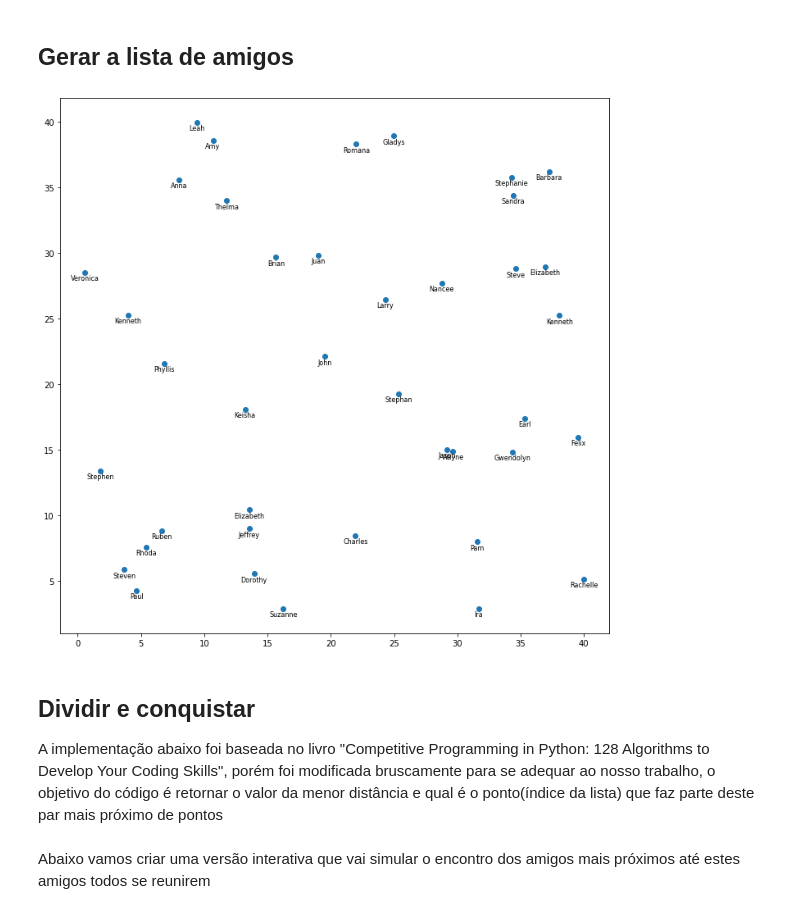
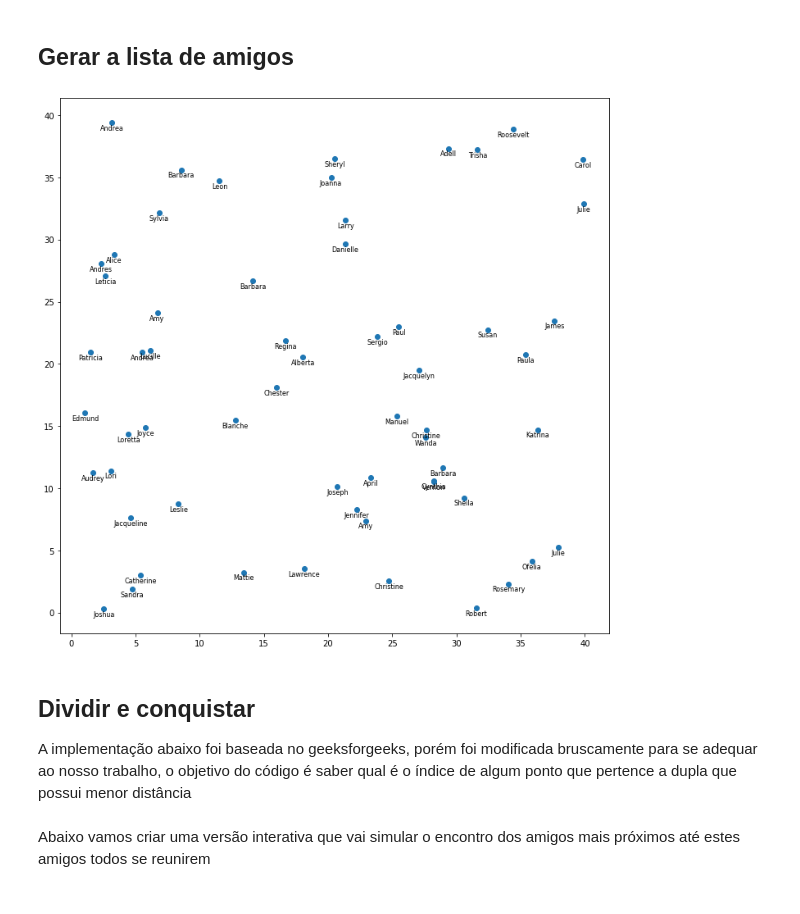
Before and after one commit to projeto-de-algoritmos/D-C_EncontroAmigos, a Jupyter notebook: main.ipynb, the cells around one changed output. Saved outputs shown, nothing was run; the diff lists cells and outputs as text; code cells hidden in the pictures.

Commit message:
Mudando a implementação do D&C

```diff
--- a/main.ipynb
+++ b/main.ipynb
@@ -35,6 +39,17 @@ Requirement already satisfied: names in d:\miniconda3\lib\site-packages (0.3.0)N
 # %% [markdown]
 ## Gerar a lista de amigos
+# %%
+# A class to represent a Point in 2D plane
+class Amigo():
+    def __init__(self, x, y, ind, nome):
+        self.x = x
+        self.y = y
+        self.ind = ind
+        self.nome = nome
 # %%
 def gerar_pontos_amigos(quantidade, dimensao):
     pontos = np.random.uniform(0, dimensao, size=(quantidade,2))
-    return pontos
+    amigos = []
+    for i in range(quantidade):
+        amigos.append(Amigo(pontos[i,0],pontos[i,1],i,names.get_first_name()))
+    return amigos
@@ -50,17 +60,18 @@ nomes_amigos = gerar_nomes_amigos(quantidade_amigos)
 # %%
-pontos_eixo_x = pontos_amigos[:,0]
-pontos_eixo_y = pontos_amigos[:,1]
+pontos_eixo_x = [amigo.x for amigo in pontos_amigos]
+pontos_eixo_y = [amigo.y for amigo in pontos_amigos]
+nomes_amigos = [amigo.nome for amigo in pontos_amigos]
 
 fig, ax = plt.subplots(figsize=(12,12))
 ax.scatter(pontos_eixo_x,pontos_eixo_y)
 
 for i,name in enumerate(nomes_amigos):
     ax.annotate(name,(pontos_eixo_x[i],pontos_eixo_y[i]-0.6),fontsize=8,ha='center')
 
 plt.show()
 # %% [output]
-[figure, old version]
+[figure, new version]
 # %% [markdown]
 ## Dividir e conquistar
 
-A implementação abaixo foi baseada no livro "Competitive Programming in Python: 128 Algorithms to Develop Your Coding Skills", porém foi modificada bruscamente para se adequar ao nosso trabalho, o objetivo do código é retornar o valor da menor distância e qual é o ponto(índice da lista) que faz parte deste par mais próximo de pontos
+A implementação abaixo foi baseada no geeksforgeeks, porém foi modificada bruscamente para se adequar ao nosso trabalho, o objetivo do código é saber qual é o índice de algum ponto que pertence a dupla que possui menor distância
```
Also changed, not shown: parts of 8 cells of this notebook.
